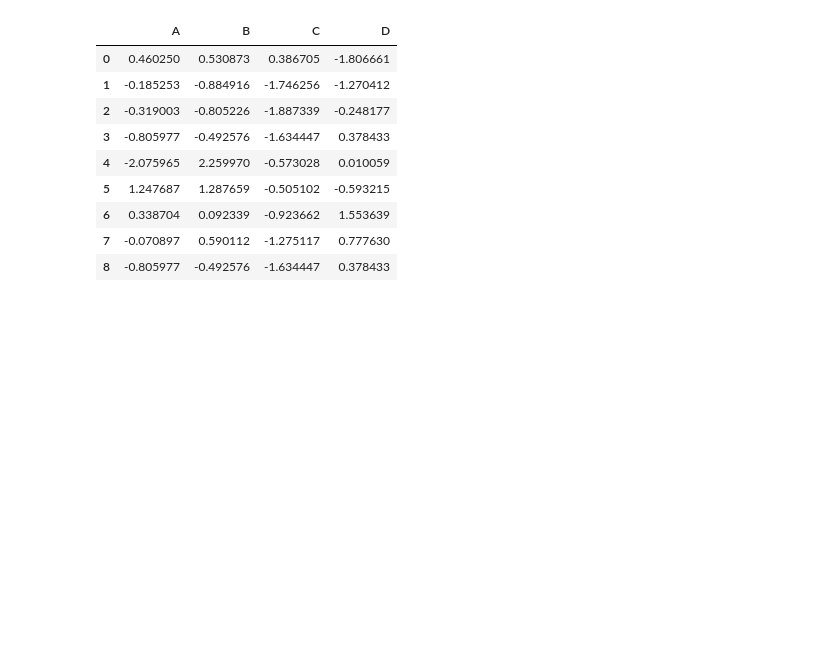
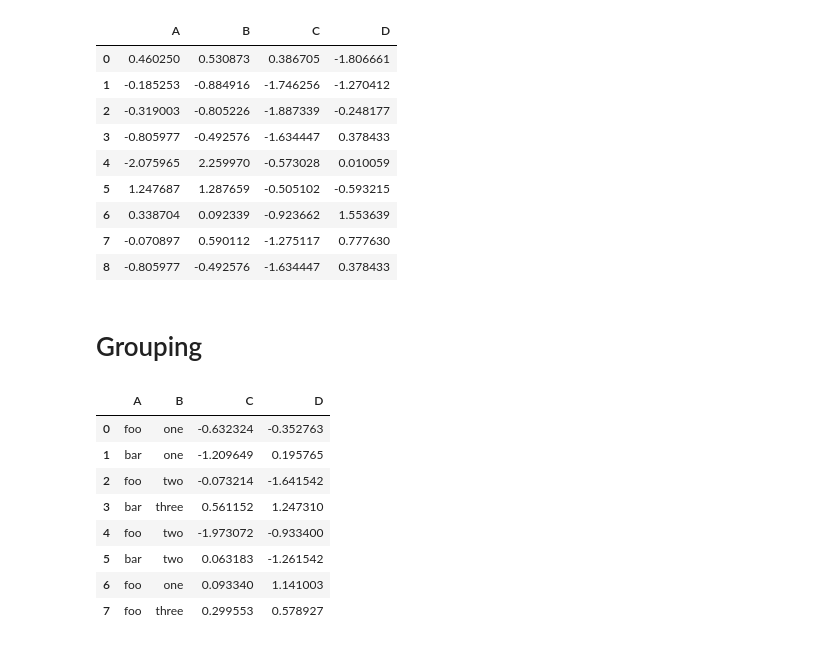
Before and after one commit to Guilehm/notebooks, a Jupyter notebook: basics_of_pandas.ipynb, the cells around one changed output. Drawn from its saved outputs; the diff is of its cells as text; code cells hidden in the pictures; blank space fills up the shorter version.

```diff
--- a/basics_of_pandas.ipynb
+++ b/basics_of_pandas.ipynb
@@ -380,3 +380,24 @@ df.append(s, ignore_index=True)
 | 6 | 0.338704 | 0.092339 | -0.923662 | 1.553639 |
 | 7 | -0.070897 | 0.590112 | -1.275117 | 0.777630 |
 | 8 | -0.805977 | -0.492576 | -1.634447 | 0.378433 |
+# %% [markdown]
+# Grouping
+# %%
+df = pd.DataFrame({'A' : ['foo', 'bar', 'foo', 'bar',
+                           'foo', 'bar', 'foo', 'foo'],
+                   'B' : ['one', 'one', 'two', 'three',
+                          'two', 'two', 'one', 'three'],
+                   'C' : np.random.randn(8),
+                   'D' : np.random.randn(8)})
+# %%
+df
+# %% [output]
+|  | A | B | C | D |
+| 0 | foo | one | -0.632324 | -0.352763 |
+| 1 | bar | one | -1.209649 | 0.195765 |
+| 2 | foo | two | -0.073214 | -1.641542 |
+| 3 | bar | three | 0.561152 | 1.247310 |
+| 4 | foo | two | -1.973072 | -0.933400 |
+| 5 | bar | two | 0.063183 | -1.261542 |
+| 6 | foo | one | 0.093340 | 1.141003 |
+| 7 | foo | three | 0.299553 | 0.578927 |
```
